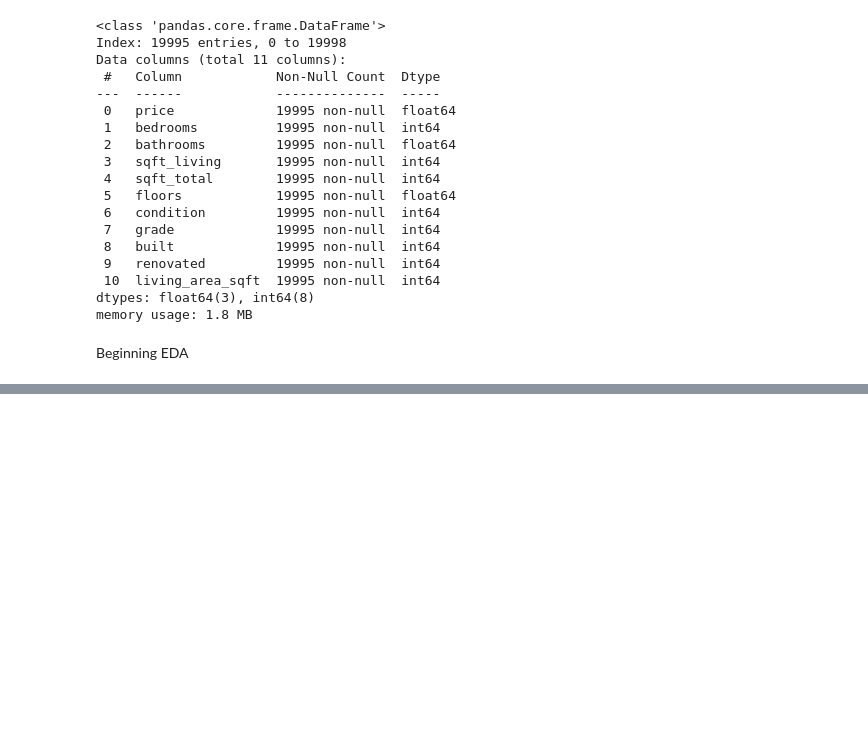
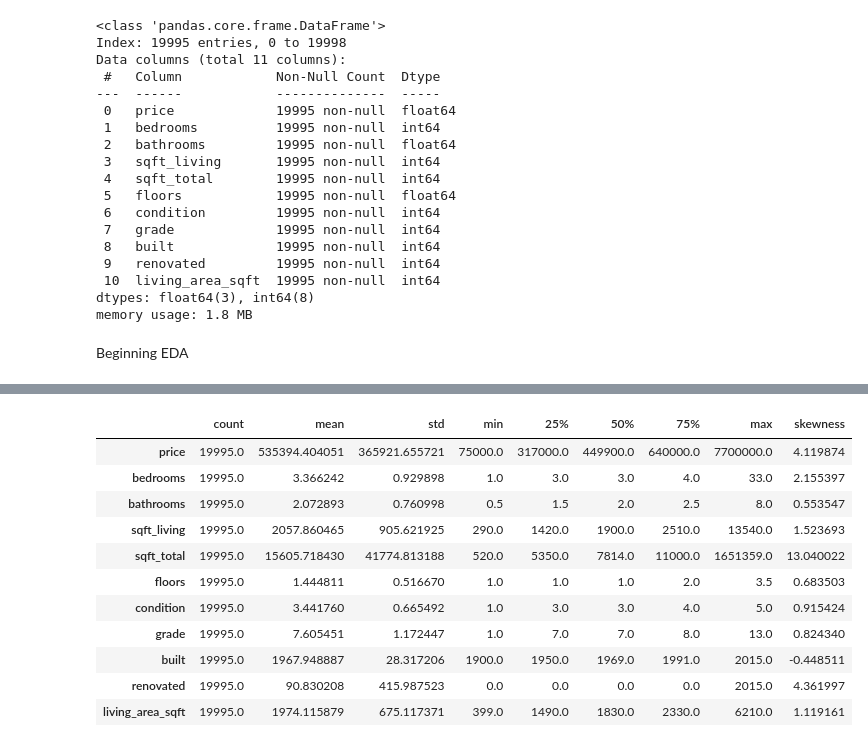
Before and after one commit to OmerTDK/Paris-Housing-Analysis, a Jupyter notebook: Analysis.ipynb, the cells around one changed output, grey strips where cells are left out. Saved outputs shown, nothing was run; the diff lists cells and outputs as text; code cells hidden in the pictures; blank space fills up the shorter version.

```diff
--- a/Analysis.ipynb
+++ b/Analysis.ipynb
@@ -222,3 +222,6 @@ dtypes: float64(3), int64(8)
 memory usage: 1.8 MB
 # %% [markdown]
 Beginning EDA
+# %%
+summary_table = df.describe().T
+summary_table
@@ -224,0 +241,17 @@ Beginning EDA
+# %%
+# Let's check for skewness in the dataset
+summary_table["skewness"] = df[summary_table.index].skew()
+summary_table
+# %% [output]
+|  | count | mean | std | min | 25% | 50% | 75% | max | skewness |
+| price | 19995.0 | 535394.404051 | 365921.655721 | 75000.0 | 317000.0 | 449900.0 | 640000.0 | 7700000.0 | 4.119874 |
+| bedrooms | 19995.0 | 3.366242 | 0.929898 | 1.0 | 3.0 | 3.0 | 4.0 | 33.0 | 2.155397 |
+| bathrooms | 19995.0 | 2.072893 | 0.760998 | 0.5 | 1.5 | 2.0 | 2.5 | 8.0 | 0.553547 |
+| sqft_living | 19995.0 | 2057.860465 | 905.621925 | 290.0 | 1420.0 | 1900.0 | 2510.0 | 13540.0 | 1.523693 |
+| sqft_total | 19995.0 | 15605.718430 | 41774.813188 | 520.0 | 5350.0 | 7814.0 | 11000.0 | 1651359.0 | 13.040022 |
+| floors | 19995.0 | 1.444811 | 0.516670 | 1.0 | 1.0 | 1.0 | 2.0 | 3.5 | 0.683503 |
+| condition | 19995.0 | 3.441760 | 0.665492 | 1.0 | 3.0 | 3.0 | 4.0 | 5.0 | 0.915424 |
+| grade | 19995.0 | 7.605451 | 1.172447 | 1.0 | 7.0 | 7.0 | 8.0 | 13.0 | 0.824340 |
+| built | 19995.0 | 1967.948887 | 28.317206 | 1900.0 | 1950.0 | 1969.0 | 1991.0 | 2015.0 | -0.448511 |
+| renovated | 19995.0 | 90.830208 | 415.987523 | 0.0 | 0.0 | 0.0 | 0.0 | 2015.0 | 4.361997 |
+| living_area_sqft | 19995.0 | 1974.115879 | 675.117371 | 399.0 | 1490.0 | 1830.0 | 2330.0 | 6210.0 | 1.119161 |
```
Also changed, not shown: parts of 17 cells of this notebook.
